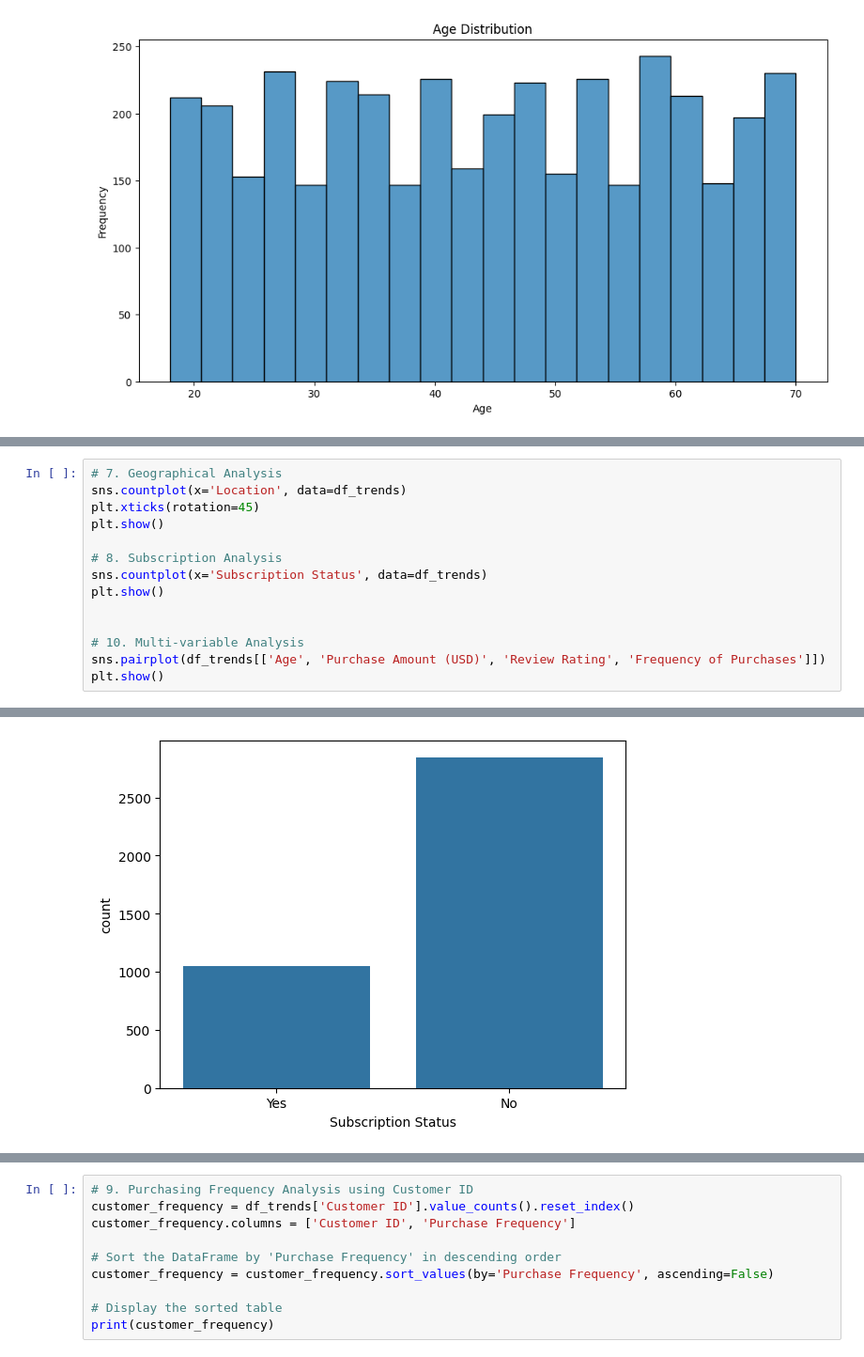
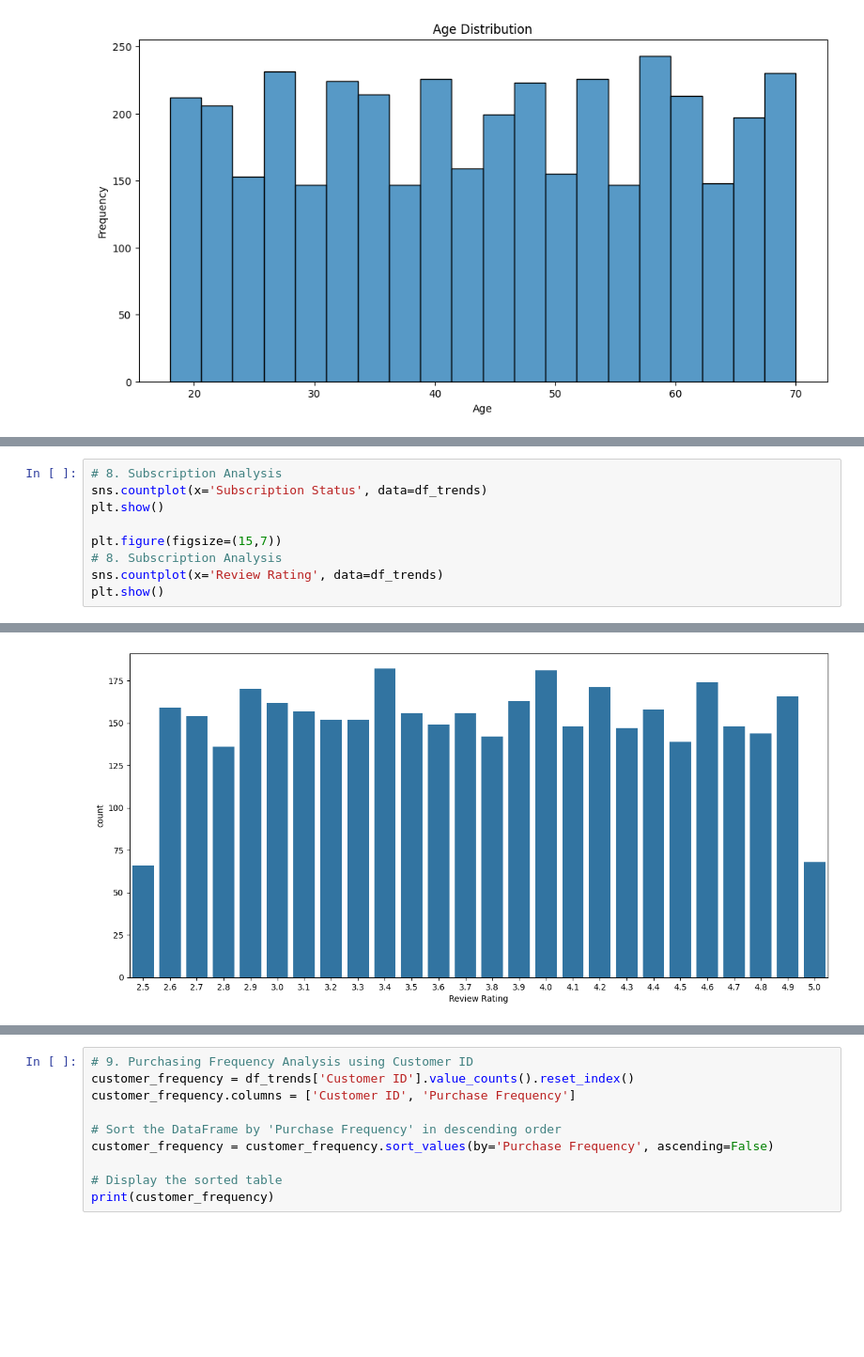
Before and after one commit to delatorrena2016/sql-etl-analytics, a Jupyter notebook: src/etl/wrangle.ipynb, the cells around one changed output, grey strips where cells are left out. Shown at 94% size. Cells and saved outputs as stored; diff of their text form; blank space fills up the shorter version.

```diff
--- a/src/etl/wrangle.ipynb
+++ b/src/etl/wrangle.ipynb
@@ -173,15 +183,10 @@ plt.show()
 # %%
-# 7. Geographical Analysis
-sns.countplot(x='Location', data=df_trends)
-plt.xticks(rotation=45)
-plt.show()
-
 # 8. Subscription Analysis
 sns.countplot(x='Subscription Status', data=df_trends)
 plt.show()
 
-
-# 10. Multi-variable Analysis
-sns.pairplot(df_trends[['Age', 'Purchase Amount (USD)', 'Review Rating', 'Frequency of Purchases']])
+plt.figure(figsize=(15,7))
+# 8. Subscription Analysis
+sns.countplot(x='Review Rating', data=df_trends)
 plt.show()
 # %% [output]
@@ -189 +194 @@ plt.show()
-[figure, old version]
+[figure, new version]
```
Also changed, not shown: parts of 2 cells of this notebook.
